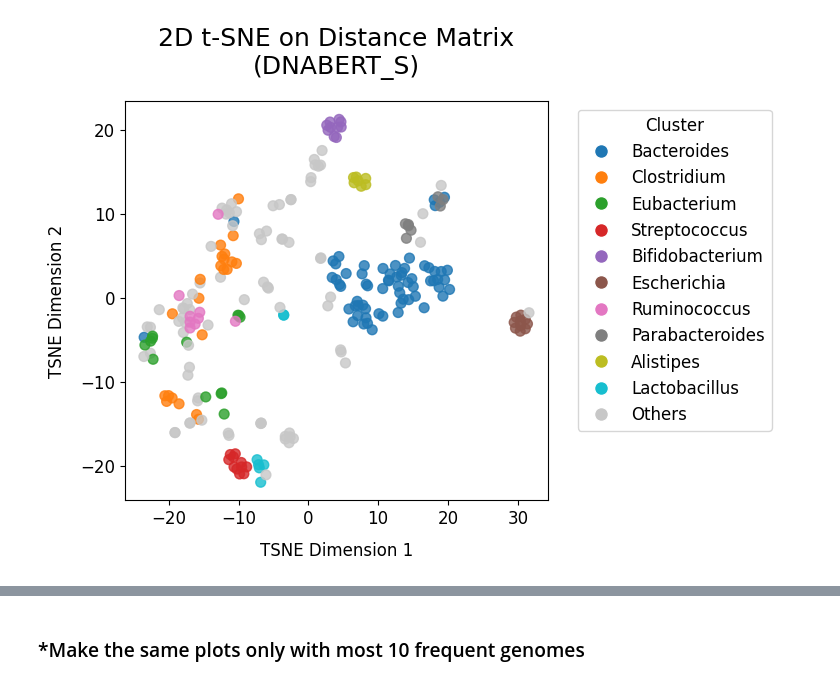
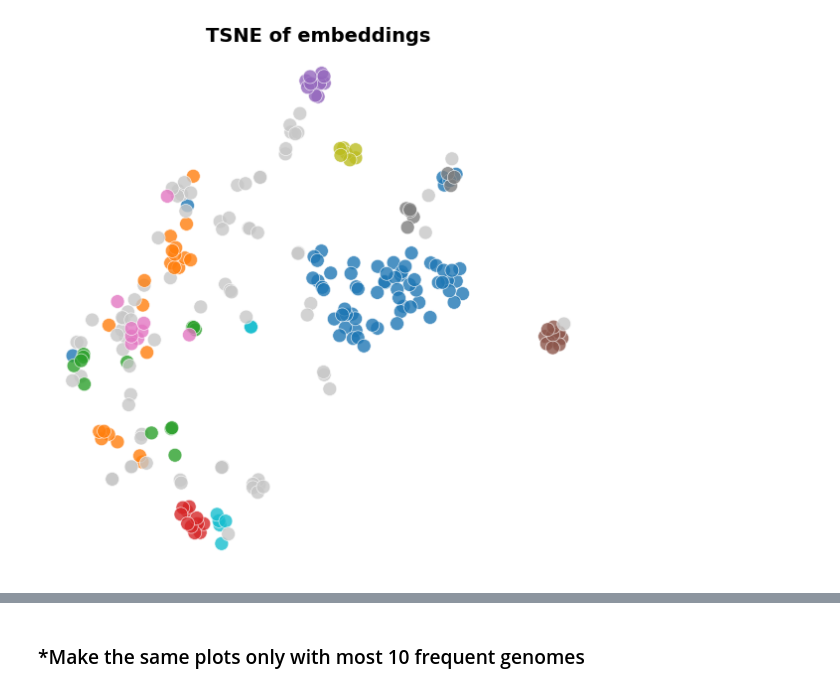
Before and after one commit to eisuke119/Research-Project, a Jupyter notebook: jupyter-notebook/make_heatmaps.ipynb, the cells around one changed output, grey strips where cells are left out. Drawn from its saved outputs; the diff is of its cells as text; code cells hidden in the pictures.

```diff
--- a/jupyter-notebook/make_heatmaps.ipynb
+++ b/jupyter-notebook/make_heatmaps.ipynb
@@ -33,18 +31,13 @@ import math
 # %%
-contig_path = "data/metahit/contigs.fna.gz"
-taxonomy_path = "data/metahit/taxonomy.tsv"
-contig_processed_path = "data/species_labelled_contigs.csv"
-threshold_dataset_indices_path = "data/threshold_dataset_indices.npy"
-model_configs = "config/models.yml"
-
-results_path = "results/heatmap"
+taxonomy_path = "../data/metahit/taxonomy.tsv"
+contig_processed_path = "../data/species_labelled_contigs.csv"
+threshold_dataset_indices_path = "../data/threshold_dataset_indices.npy"
+model_configs = "../config/models.yml"
+results_path = "../results/heatmap"
 
 # Read Model Configs
 with open(model_configs, "r") as model_file:
     models_config = yaml.safe_load(model_file)
-
-# Read DNA Sequences
-preprocess_contigs(contig_path, contig_processed_path)
 
 # Read Processed DNA Sequences
 with open(contig_processed_path) as csvfile:
@@ -190,9 +230,4 @@ for model_name in models_config.keys():
 # %%
-import os
-import numpy as np
-import matplotlib.pyplot as plt
-from sklearn.manifold import TSNE
-
 # Map a color to its corresponding label
 label_colors = [color_dict[l] for l in label_ids_mask]
 
@@ -208,48 +243,54 @@ for model_name in models_config.keys():
     tsne_results = tsne.fit_transform(distance_matrix)
 
     # Create a 2D plot
-    fig, ax = plt.subplots(figsize=(8, 6))
+    fig, ax = plt.subplots(figsize=(6, 6))  # Adjusted figure size for better appearance
 
     # Scatter plot the t-SNE results
     scatter = ax.scatter(
         tsne_results[:, 0],
         tsne_results[:, 1],
         c=label_colors,
-        s=50,
-        alpha=0.8
+        s=100,  # Adjusted marker size
+        alpha=0.8,  # Set some transparency to avoid overplotting
+        edgecolors='w',  # White edge color for better contrast
+        linewidth=0.5  # Thin border for markers
     )
+
 
     # Create legend handles
     handles = [
         plt.Line2D(
             [0], [0],
             marker='o',
             color='w',
             label=id2genus[label],
             markerfacecolor=color_dict[label],
             markersize=10
         )
         for label in unique_mask
     ]
-    ax.legend(handles=handles, title="Cluster", bbox_to_anchor=(1.05, 1), loc='upper left')
 
-    # Set plot title and axis labels with increased labelpad
-    ax.set_title(f'2D t-SNE on Distance Matrix\n({model_name})', fontsize=18, pad=20)
-    ax.set_xlabel('TSNE Dimension 1', fontsize=12, labelpad=10)
-    ax.set_ylabel('TSNE Dimension 2', fontsize=12, labelpad=10)
+    # Remove x- and y-axis ticks
+    ax.set_xticks([])
+    ax.set_yticks([])
+    ax.spines['top'].set_visible(False)
+    ax.spines['right'].set_visible(False)
+    ax.spines['left'].set_visible(False)
+    ax.spines['bottom'].set_visible(False)
 
-    # Adjust the layout to make room for the legend
+
+    ax.set_title(f'TSNE of embeddings', fontsize=14, fontweight='bold')
+
+    # Adjust the layout to make room for the legend and title
     plt.tight_layout(pad=2.0)
-
-    # Save the plot to the specified path with additional padding
-    plt.savefig(f"figures/{model_name}_tsne.svg", dpi=300, bbox_inches='tight', pad_inches=0.5)
 
     # Optionally display the plot for a specific model
     if model_name == "DNABERT_S":
+        plt.savefig(f"../figures/{model_name}_tsne.svg", dpi=300, bbox_inches='tight', pad_inches=0.5)
         plt.show()
 
     # Close the figure to free memory
     plt.close(fig)
 # %% [output]
-[figure, old version]
+[figure, new version]
 # %%
```
Also changed, not shown: parts of 10 cells of this notebook, 5 other files.
